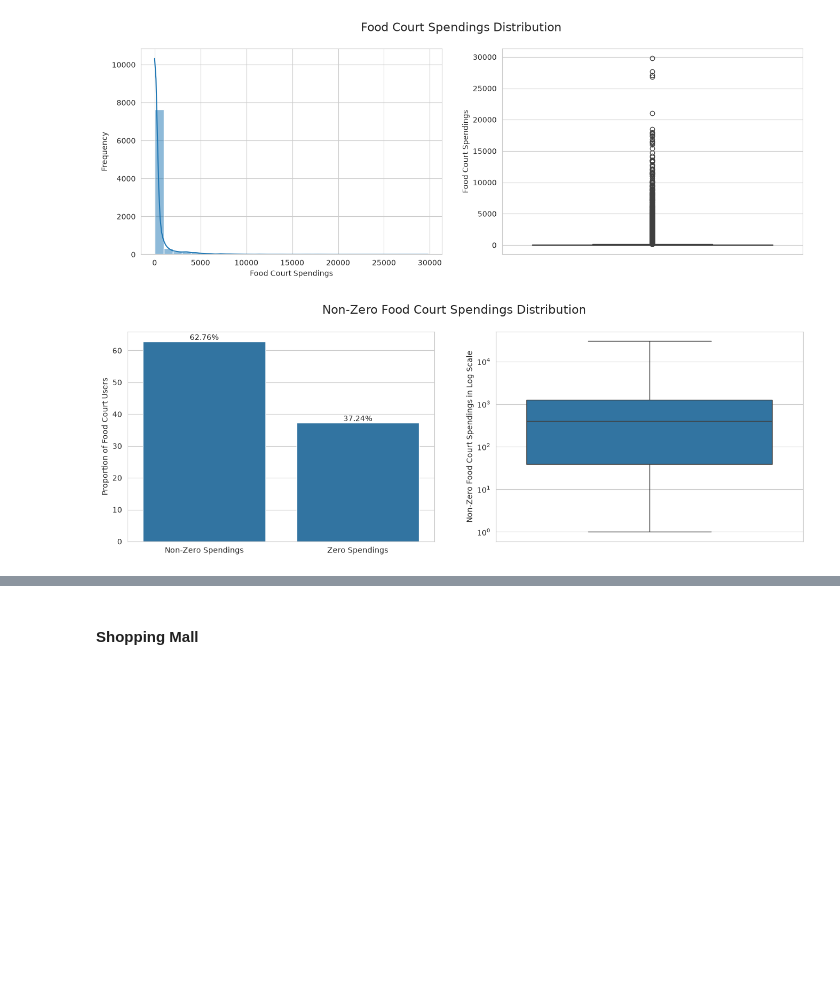
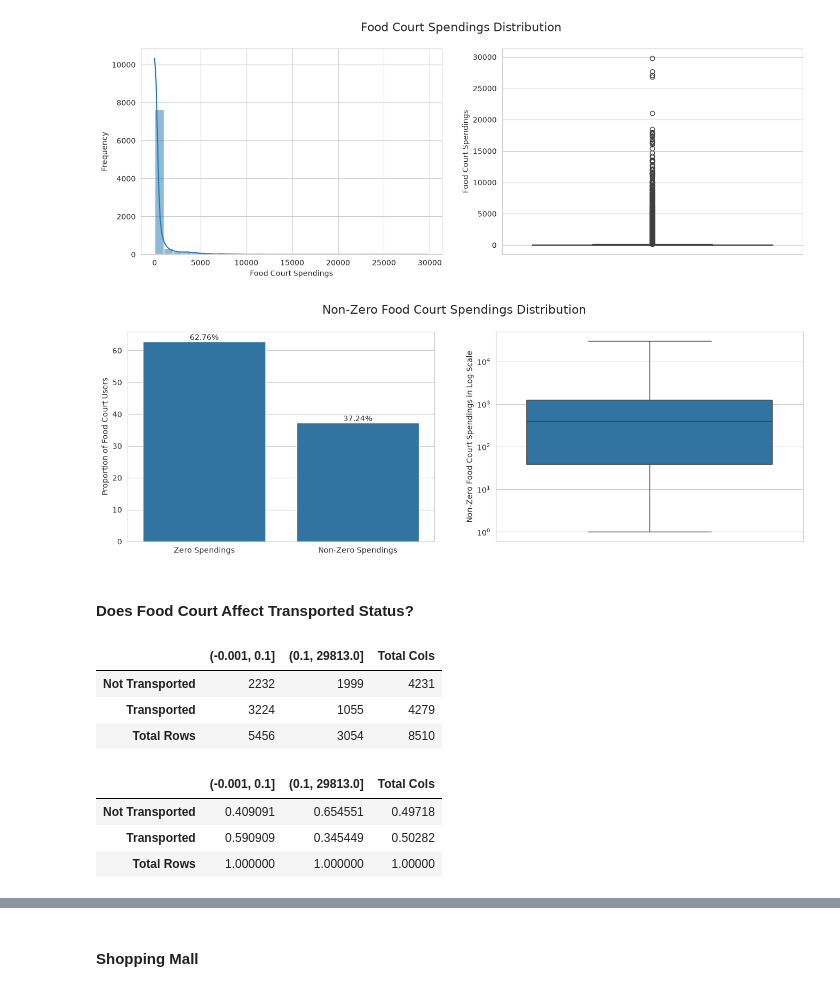
Before and after one commit to ash1ra/Spaceship-Titanic, a Jupyter notebook: Spaceship Titanic v3.ipynb, the cells around one changed output, grey strips where cells are left out. Saved outputs shown, nothing was run; the diff lists cells and outputs as text; code cells hidden in the pictures; blank space fills up the shorter version.

```diff
--- a/Spaceship Titanic v3.ipynb
+++ b/Spaceship Titanic v3.ipynb
@@ -598,18 +738,46 @@ plt.show()
 # %%
 fig, axes = plt.subplots(ncols=2, figsize=(16, 5))
 fig.suptitle("Non-Zero Food Court Spendings Distribution", fontsize=16)
 
 food_court_proportion = (df["Food_Court"] == 0).value_counts(normalize=True) * 100
-food_court_proportion = food_court_proportion.rename(index={False: "Zero Spendings", True: "Non-Zero Spendings"})
+food_court_proportion = food_court_proportion.rename(index={False: "Non-Zero Spendings", True: "Zero Spendings"})
 
 ax = sns.barplot(food_court_proportion, ax=axes[0])
 ax.bar_label(ax.containers[0], fmt="%.2f%%")
 ax.set_ylabel("Proportion of Food Court Users")
 ax.set_xlabel("")
 
 ax = sns.boxplot(df.query("Food_Court > 0")["Food_Court"], ax=axes[1], log_scale=True)
 ax.set_ylabel("Non-Zero Food Court Spendings in Log Scale")
 
 plt.show()
 # %% [output]
-[figure, old version]
+[figure, new version]
+# %% [markdown]
+#### Does Food Court Affect Transported Status?
+# %%
+food_court_crosstab = pd.crosstab(index=df["Transported"], columns=pd.cut(df["Food_Court"], [0, 0.1, df["Food_Court"].max()], include_lowest=True), margins=True)
+food_court_crosstab = food_court_crosstab.rename(
+    index={
+        False: "Not Transported",
+        True: "Transported",
+        "All": "Total Rows",
+    },
+    columns={
+        "All": "Total Cols",
+    }
+).rename_axis(index=None, columns=None)
+food_court_crosstab
+# %% [output]
+|  | (-0.001, 0.1] | (0.1, 29813.0] | Total Cols |
+| Not Transported | 2232 | 1999 | 4231 |
+| Transported | 3224 | 1055 | 4279 |
+| Total Rows | 5456 | 3054 | 8510 |
+# %%
+food_court_prob = food_court_crosstab / food_court_crosstab.loc["Total Rows"]
+food_court_prob
+# %% [output]
+|  | (-0.001, 0.1] | (0.1, 29813.0] | Total Cols |
+| Not Transported | 0.409091 | 0.654551 | 0.49718 |
+| Transported | 0.590909 | 0.345449 | 0.50282 |
+| Total Rows | 1.000000 | 1.000000 | 1.00000 |
```
Also changed, not shown: parts of 62 cells of this notebook.
